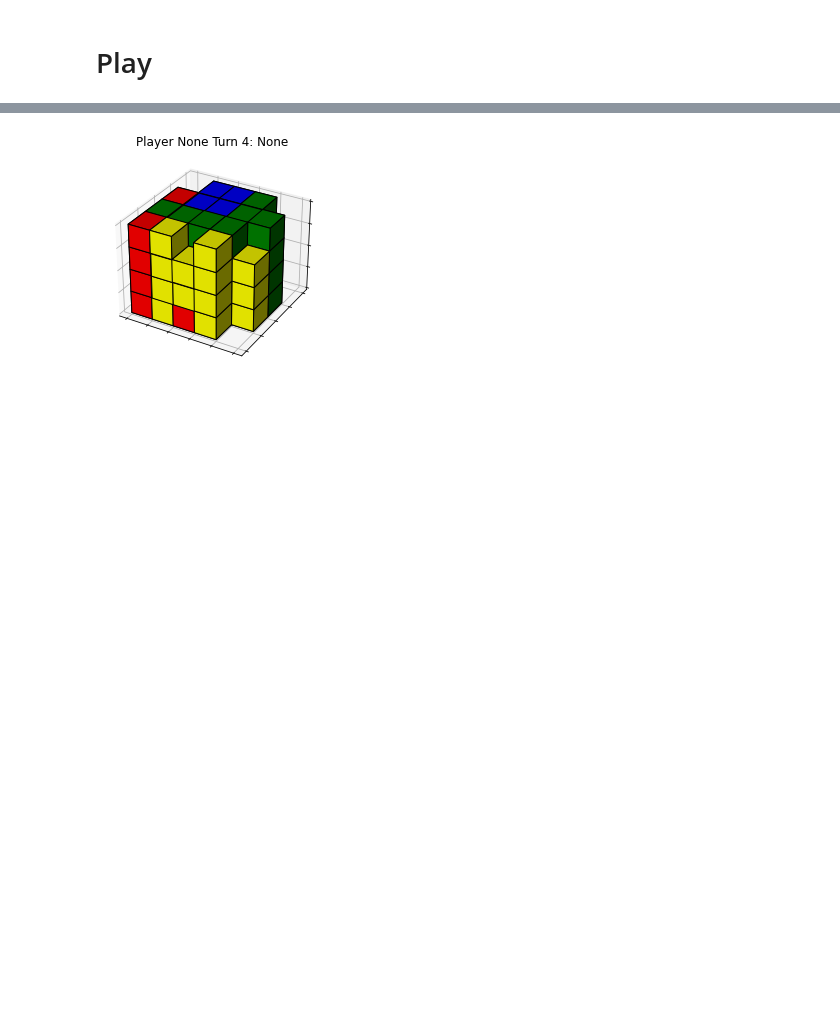
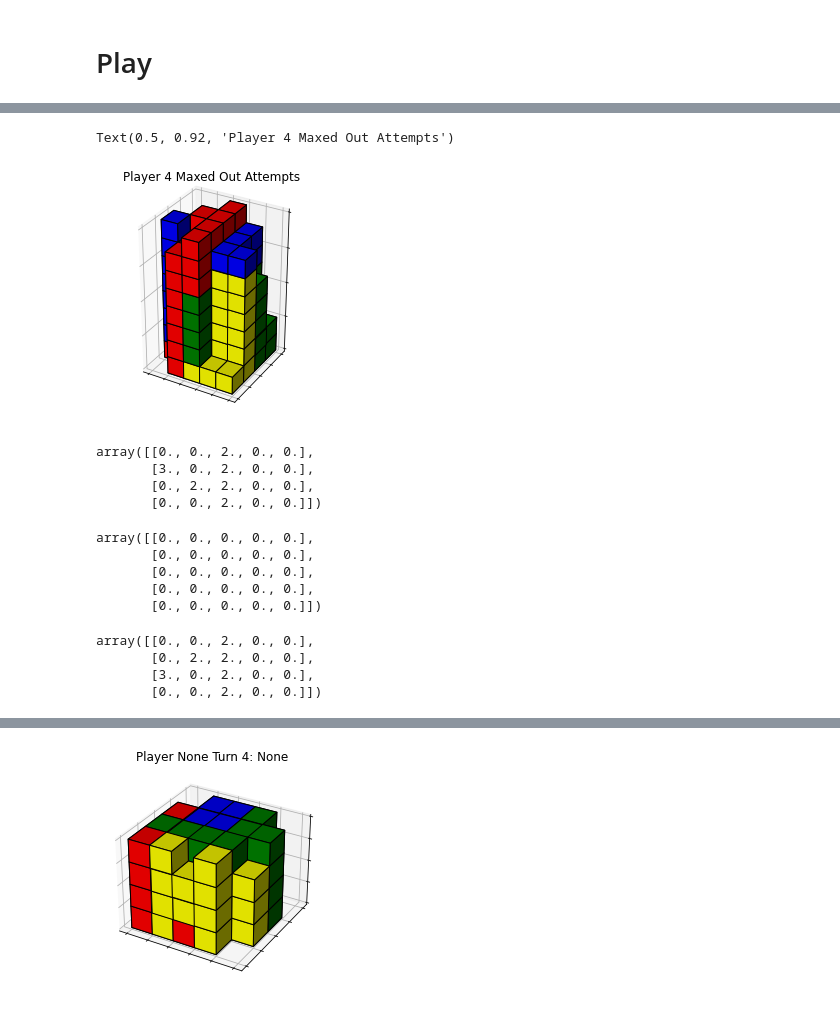
Before and after one commit to shawnriemer/Rumis-Bot, a Jupyter notebook: Rumis Simulation 3D.ipynb, the cells around one changed output, grey strips where cells are left out. Drawn from its saved outputs; the diff is of its cells as text; code cells hidden in the pictures; blank space fills up the shorter version.

```diff
--- a/Rumis Simulation 3D.ipynb
+++ b/Rumis Simulation 3D.ipynb
@@ -391,0 +396,57 @@ Player 4: 3
+# %%
+grid_t = grid.transpose((2,1,0))
+
+color = []
+for i, layer in enumerate(grid_t):
+    for j, row in enumerate(layer):
+        for k, val in enumerate(row):
+            if val == 0:
+                color.append('none')
+            elif val == 1:
+                color.append('yellow')
+            elif val == 2:
+                color.append('red')
+            elif val == 3:
+                color.append('blue')
+            elif val == 4:
+                color.append('green')
+df = pd.DataFrame({'color':color})
+
+ax = plt.figure().add_subplot(projection='3d')
+fig = ax.voxels(grid_t, facecolors=np.array(df.color).reshape(grid_t.shape), edgecolor='k')
+
+#ax.set_aspect('equal')
+ax.set_box_aspect([1,1,1.55])
+
+ax.set_xticklabels([])
+ax.set_yticklabels([])
+ax.set_zticklabels([])
+
+if title_string is None:
+    title_string = f'Player {player} Turn {i}: {piece_name}'
+ax.set_title(title_string)
+# %% [output]
+Text(0.5, 0.92, 'Player 4 Maxed Out Attempts')
+[figure, added]
+# %%
+grid[-1,:,:]
+# %% [output]
+array([[0., 0., 2., 0., 0.],
+       [3., 0., 2., 0., 0.],
+       [0., 2., 2., 0., 0.],
+       [0., 0., 2., 0., 0.]])
+# %%
+grid[-1,:,:][::-1]
+# %% [output]
+array([[0., 0., 0., 0., 0.],
+       [0., 0., 0., 0., 0.],
+       [0., 0., 0., 0., 0.],
+       [0., 0., 0., 0., 0.],
+       [0., 0., 0., 0., 0.]])
+# %%
+np.flip(grid[-1,:,:], axis=0)
+# %% [output]
+array([[0., 0., 2., 0., 0.],
+       [0., 2., 2., 0., 0.],
+       [3., 0., 2., 0., 0.],
+       [0., 0., 2., 0., 0.]])
```
Also changed, not shown: parts of 8 cells of this notebook.
